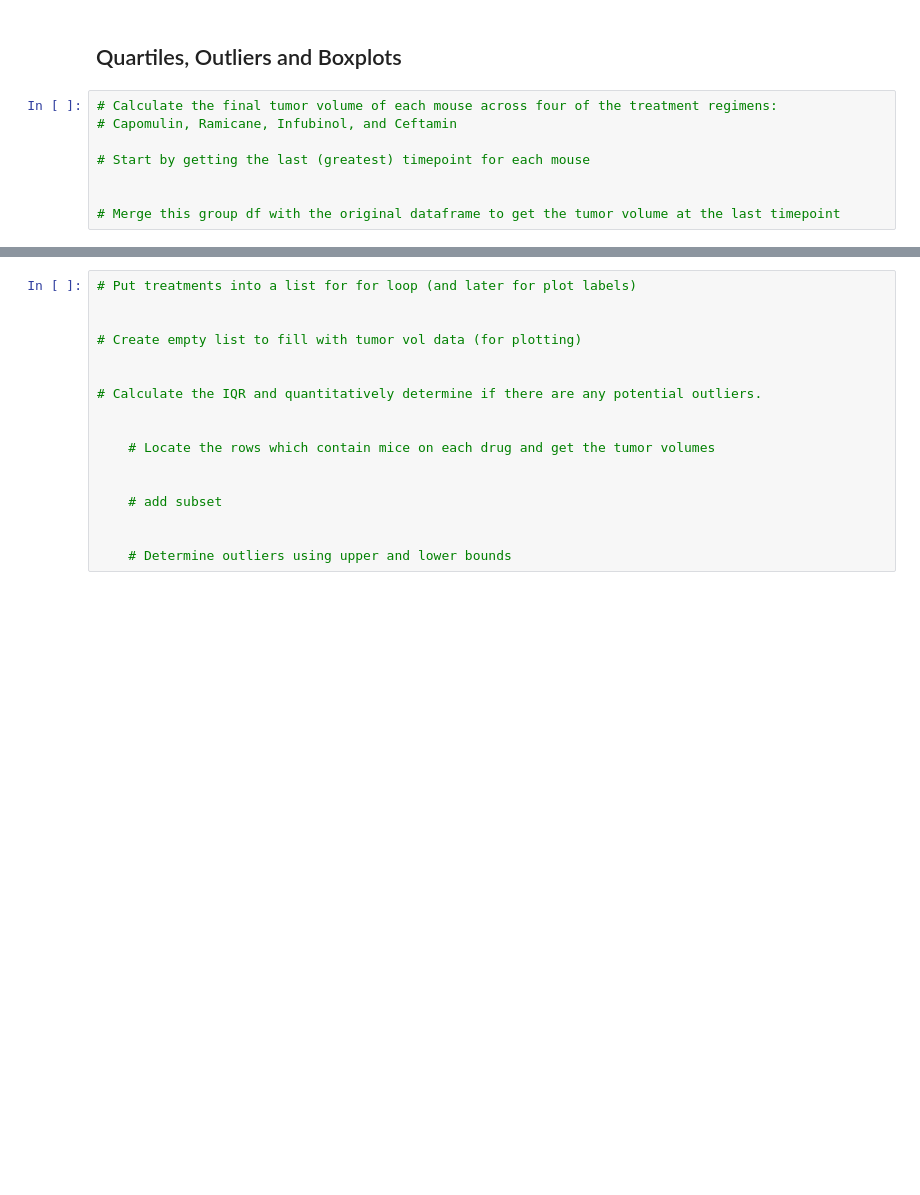
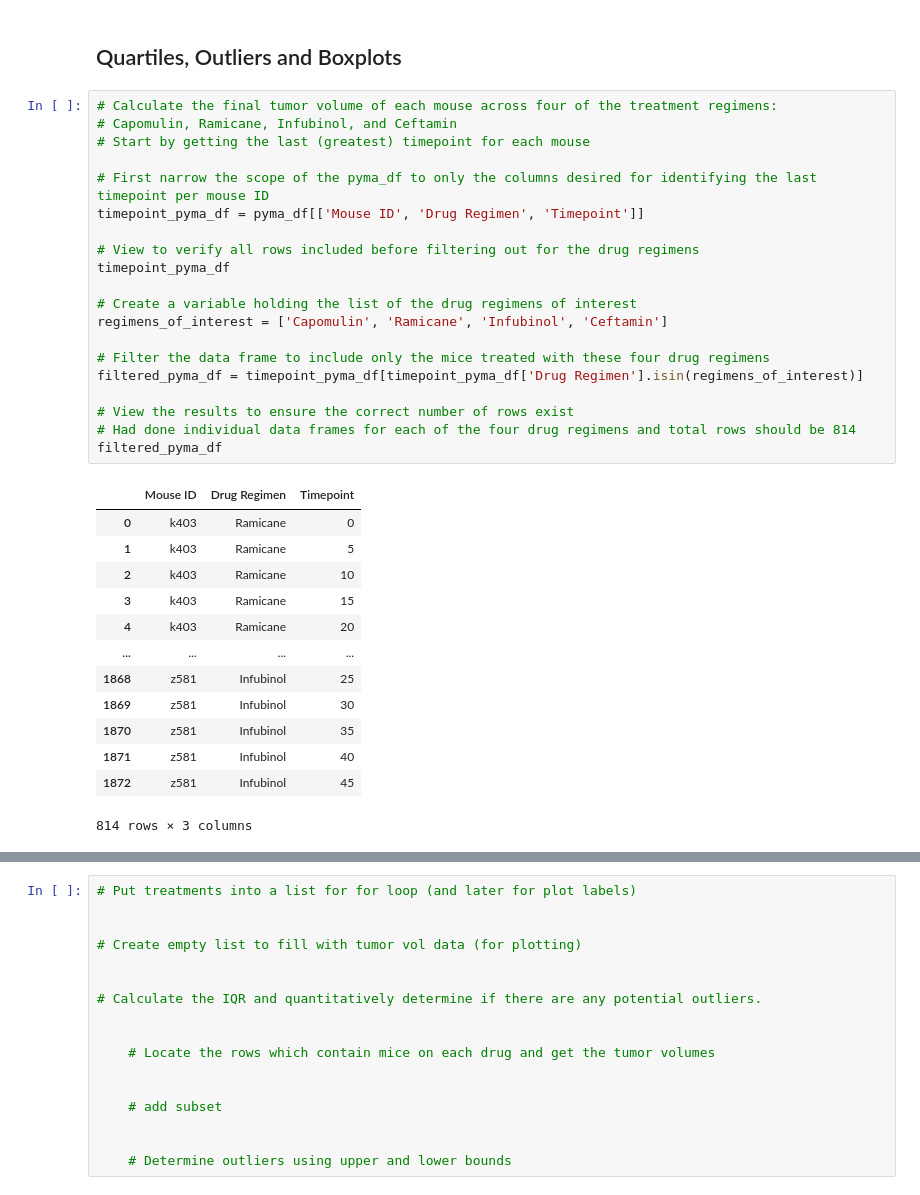
Before and after one commit to ic17rey/Matplotlib-challenge, a Jupyter notebook: Pymaceuticals/pymaceuticals.ipynb, the cells around one changed output, grey strips where cells are left out. Cells and saved outputs as stored; diff of their text form; blank space fills up the shorter version.

```diff
--- a/Pymaceuticals/pymaceuticals.ipynb
+++ b/Pymaceuticals/pymaceuticals.ipynb
@@ -459,11 +479,37 @@ plt.show()
 [interactive output not drawn]
 # %% [markdown]
 ## Quartiles, Outliers and Boxplots
-# %%
-# Calculate the final tumor volume of each mouse across four of the treatment regimens:
-# Capomulin, Ramicane, Infubinol, and Ceftamin
-
-# Start by getting the last (greatest) timepoint for each mouse
-
-
-# Merge this group df with the original dataframe to get the tumor volume at the last timepoint
+# %%
+# Calculate the final tumor volume of each mouse across four of the treatment regimens:
+# Capomulin, Ramicane, Infubinol, and Ceftamin
+# Start by getting the last (greatest) timepoint for each mouse
+
+# First narrow the scope of the pyma_df to only the columns desired for identifying the last timepoint per mouse ID
+timepoint_pyma_df = pyma_df[['Mouse ID', 'Drug Regimen', 'Timepoint']]
+
+# View to verify all rows included before filtering out for the drug regimens
+timepoint_pyma_df
+
+# Create a variable holding the list of the drug regimens of interest
+regimens_of_interest = ['Capomulin', 'Ramicane', 'Infubinol', 'Ceftamin']
+
+# Filter the data frame to include only the mice treated with these four drug regimens
+filtered_pyma_df = timepoint_pyma_df[timepoint_pyma_df['Drug Regimen'].isin(regimens_of_interest)]
+
+# View the results to ensure the correct number of rows exist
+# Had done individual data frames for each of the four drug regimens and total rows should be 814
+filtered_pyma_df
+# %% [output]
+|  | Mouse ID | Drug Regimen | Timepoint |
+| 0 | k403 | Ramicane | 0 |
+| 1 | k403 | Ramicane | 5 |
+| 2 | k403 | Ramicane | 10 |
+| 3 | k403 | Ramicane | 15 |
+| 4 | k403 | Ramicane | 20 |
+| ... | ... | ... | ... |
+| 1868 | z581 | Infubinol | 25 |
+| 1869 | z581 | Infubinol | 30 |
+| 1870 | z581 | Infubinol | 35 |
+| 1871 | z581 | Infubinol | 40 |
+| 1872 | z581 | Infubinol | 45 |
+814 rows × 3 columns
```
Also changed, not shown: parts of 7 cells of this notebook.
